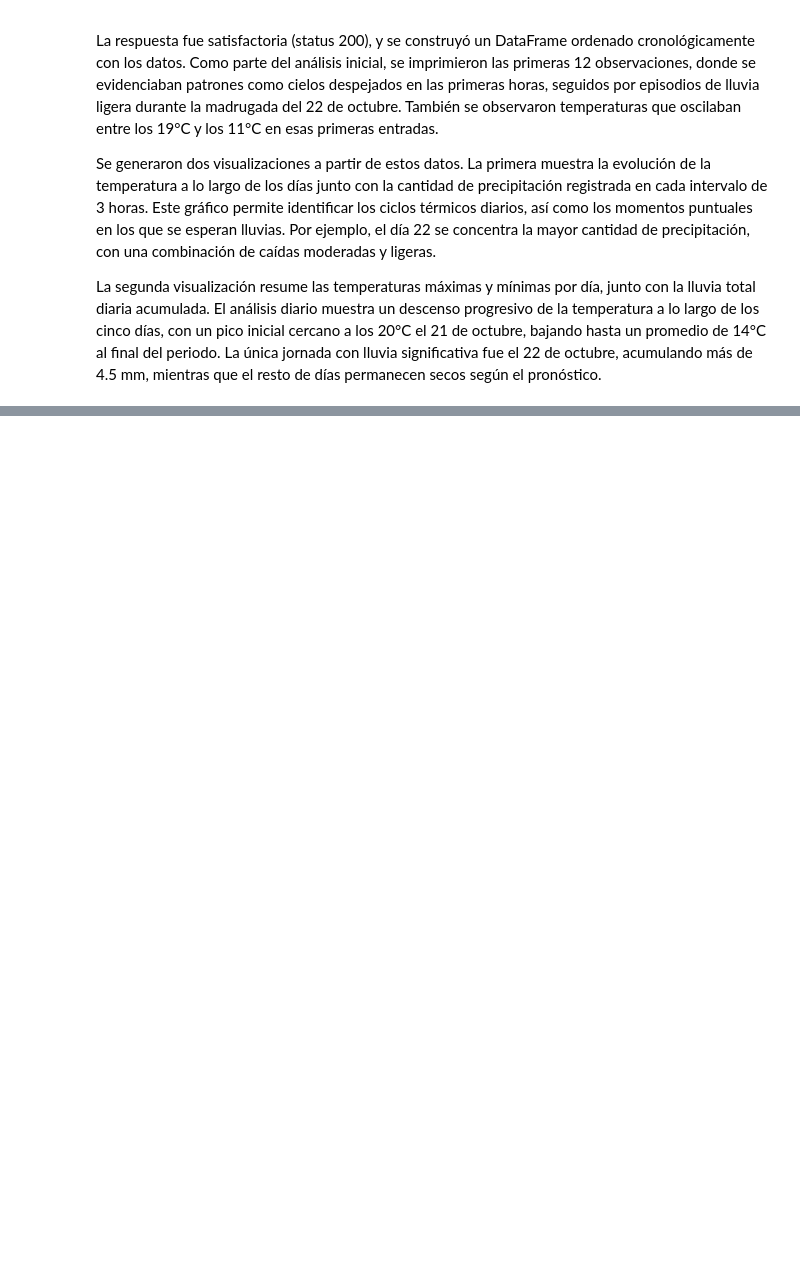
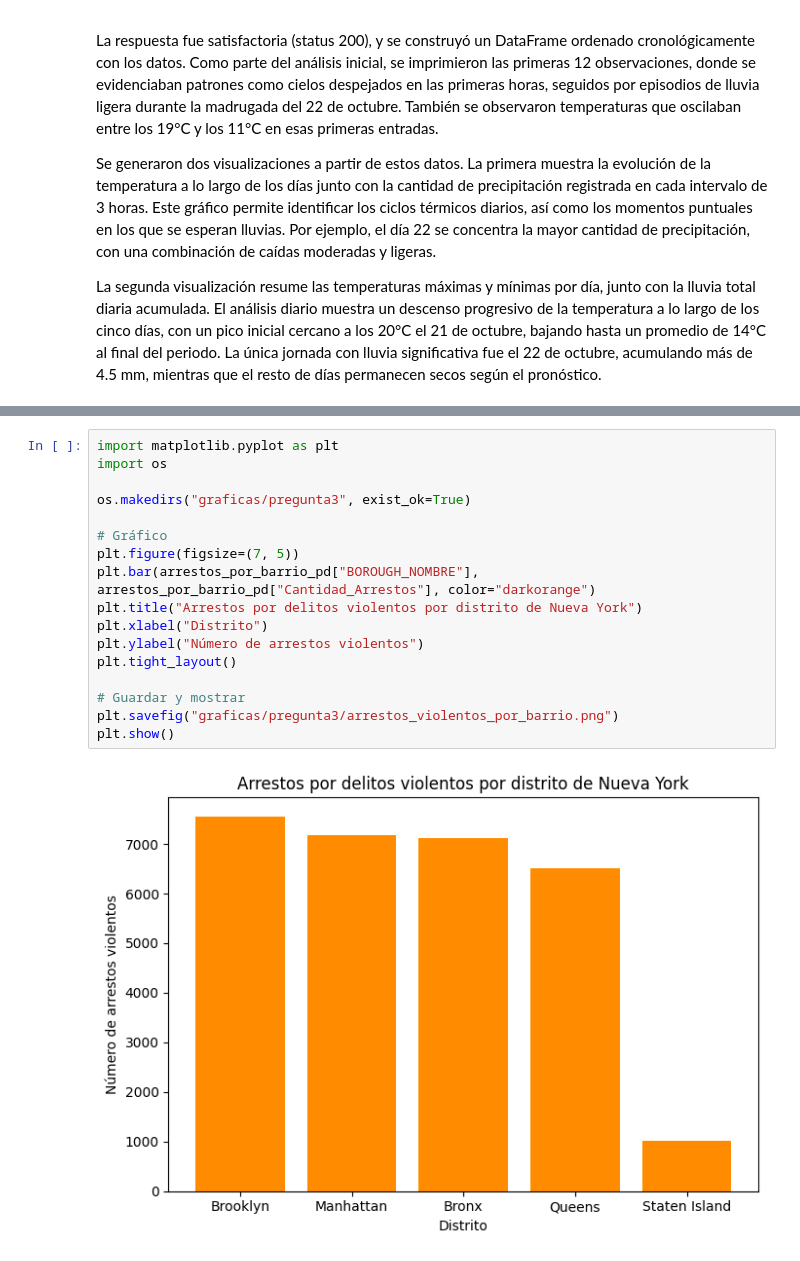
Before and after one commit to juliancramos/analisis-exploratorio-nueva-york, a Jupyter notebook: analisis-exploratorio-ny.ipynb, the cells around one changed output, grey strips where cells are left out. Drawn from its saved outputs; the diff is of its cells as text; blank space fills up the shorter version.

```diff
--- a/analisis-exploratorio-ny.ipynb
+++ b/analisis-exploratorio-ny.ipynb
@@ -2617,0 +3375,19 @@ Ubicación: New York, US
+# %%
+import matplotlib.pyplot as plt
+import os
+
+os.makedirs("graficas/pregunta3", exist_ok=True)
+
+# Gráfico
+plt.figure(figsize=(7, 5))
+plt.bar(arrestos_por_barrio_pd["BOROUGH_NOMBRE"], arrestos_por_barrio_pd["Cantidad_Arrestos"], color="darkorange")
+plt.title("Arrestos por delitos violentos por distrito de Nueva York")
+plt.xlabel("Distrito")
+plt.ylabel("Número de arrestos violentos")
+plt.tight_layout()
+
+# Guardar y mostrar
+plt.savefig("graficas/pregunta3/arrestos_violentos_por_barrio.png")
+plt.show()
+# %% [output]
+[figure, added]
```
Also changed, not shown: parts of 125 cells of this notebook.
